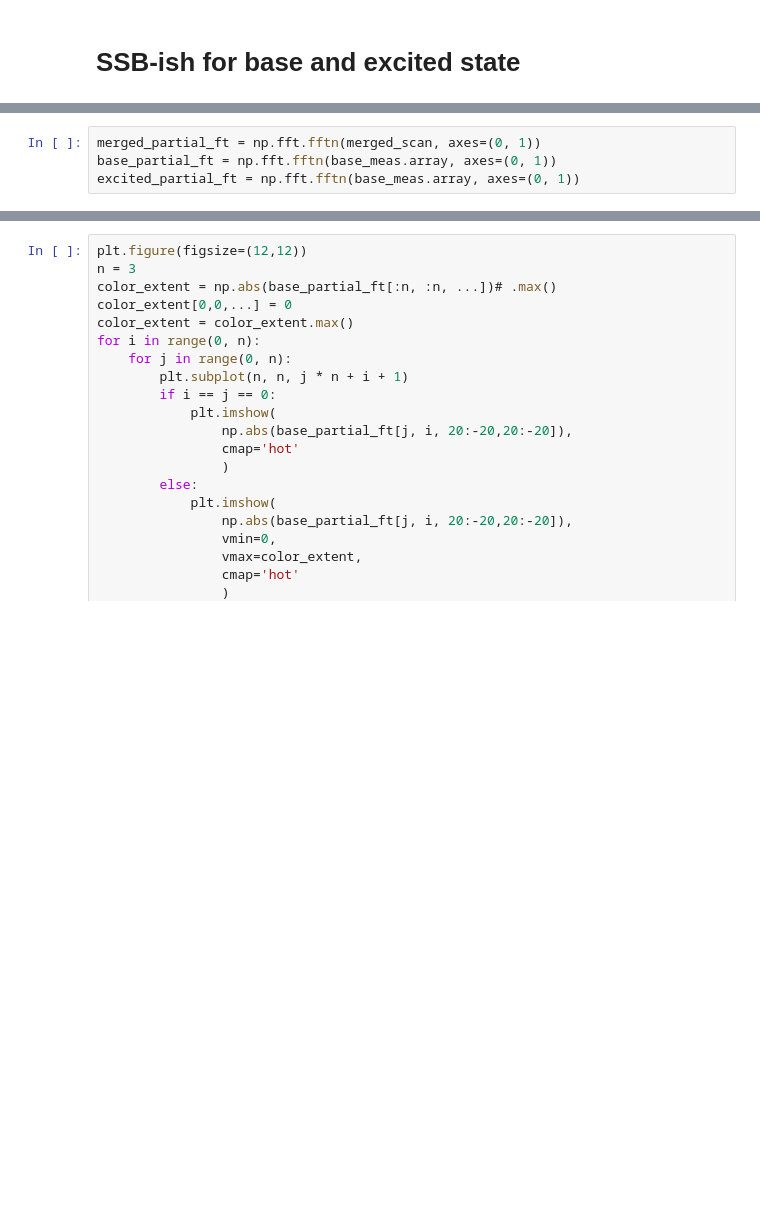
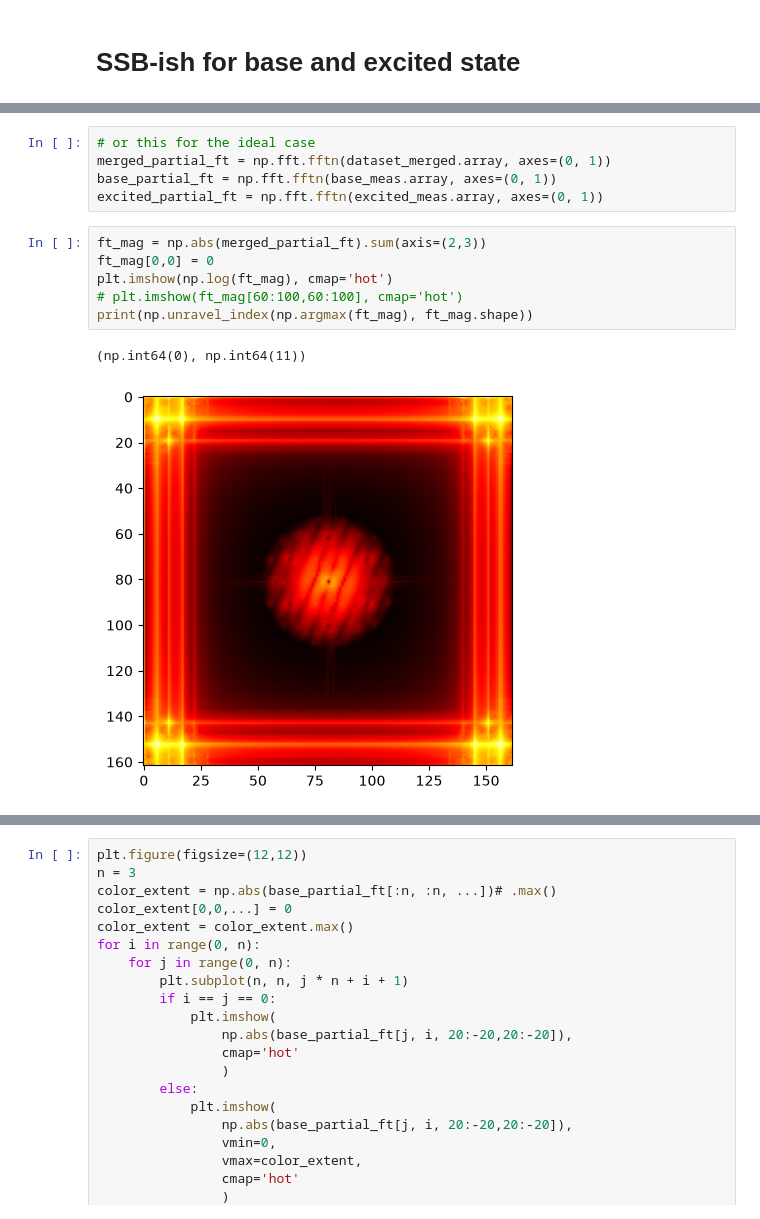
Before and after one commit to AdQuanta-Phase-Imaging/quantem, a Jupyter notebook: scripts/04 - direct methods - multiplex SSB.ipynb, the cells around one changed output, grey strips where cells are left out. Cells and saved outputs as stored; diff of their text form; blank space fills up the shorter version.

```diff
--- a/scripts/04 - direct methods - multiplex SSB.ipynb
+++ b/scripts/04 - direct methods - multiplex SSB.ipynb
@@ -575,7 +614,17 @@ torch.Size([673, 162, 162])
 # %%
-merged_partial_ft = np.fft.fftn(merged_scan, axes=(0, 1))
+# or this for the ideal case
+merged_partial_ft = np.fft.fftn(dataset_merged.array, axes=(0, 1))
 base_partial_ft = np.fft.fftn(base_meas.array, axes=(0, 1))
-excited_partial_ft = np.fft.fftn(base_meas.array, axes=(0, 1))
+excited_partial_ft = np.fft.fftn(excited_meas.array, axes=(0, 1))
+# %%
+ft_mag = np.abs(merged_partial_ft).sum(axis=(2,3))
+ft_mag[0,0] = 0
+plt.imshow(np.log(ft_mag), cmap='hot')
+# plt.imshow(ft_mag[60:100,60:100], cmap='hot')
+print(np.unravel_index(np.argmax(ft_mag), ft_mag.shape))
+# %% [output]
+(np.int64(0), np.int64(11))
+[figure, added]
 # %%
 import matplotlib.pyplot as plt
 import numpy as np
```
Also changed, not shown: parts of 11 cells of this notebook, 2 other files.
